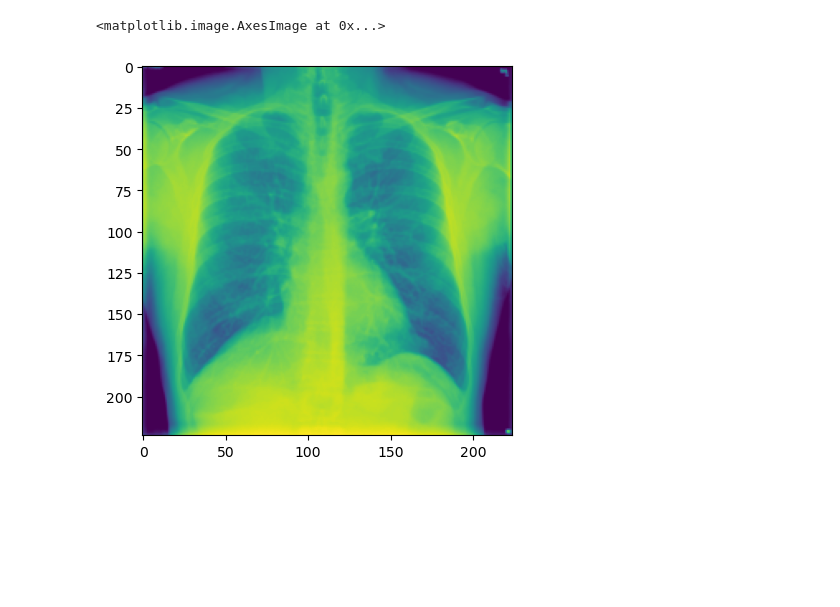
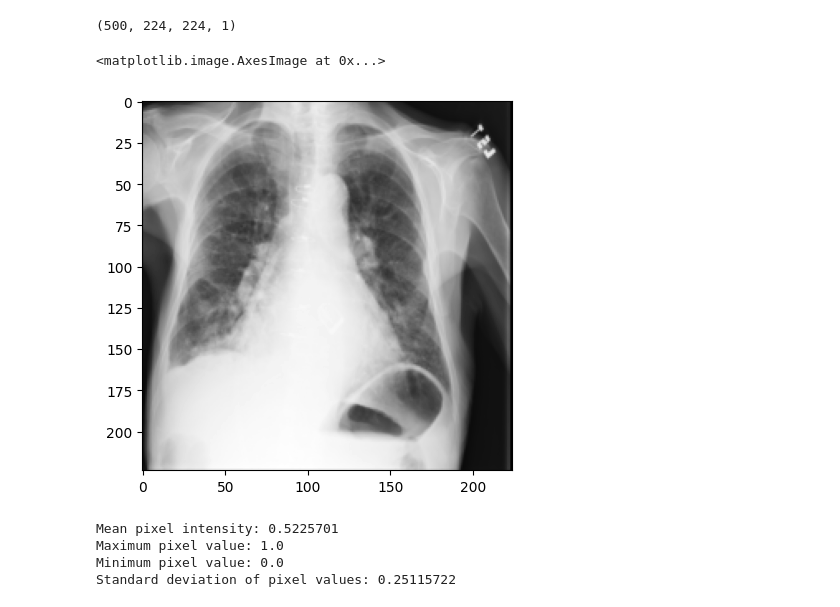
Before and after one commit to adcollin/COVID-detection-from-XRay, a Jupyter notebook: ms3.ipynb, the cells around one changed output. Saved outputs shown, nothing was run; the diff lists cells and outputs as text; code cells hidden in the pictures; blank space fills up the shorter version.

Commit message:
Updated NIHCXR EDA

```diff
--- a/ms3.ipynb
+++ b/ms3.ipynb
@@ -114,5 +12,53 @@ plt.imshow(positive_np[10])
-# %%
-plt.imshow(negative_np[10])
-# %% [output]
-<matplotlib.image.AxesImage at 0x...>
-[figure, removed]
+# %%
+#1. load data
+root = "/Users/kay/Documents/Github/COVID-detection-from-XRay/Data/"
+path = os.path.join(root,"NIHCXR/image1")
+
+img_size = 224
+
+df_train_img = list(Path(path).glob("*.png"))
+
+# Take only the first 500 images to be the same size as positive sample
+df_train_img = df_train_img[:500]
+
+#2. convert images to numpy array
+df_train_np = np.empty((len(df_train_img), img_size, img_size, 1), dtype=np.float32)
+mpimg.imread(df_train_img[0])
+
+#3. resize images
+for i, img_name in enumerate(df_train_img):
+    try:
+        temp_image = mpimg.imread(img_name)
+        img_resize = resize(temp_image, (img_size, img_size, 1), anti_aliasing=True)
+        df_train_np[i] = img_resize
+    except:
+        continue
+print(df_train_np.shape)
+
+#4. save processed images
+np.save(os.path.join(path,"NIHCXR images size 224 arrays"), df_train_np, allow_pickle=False, fix_imports=False)
+# %% [output]
+(500, 224, 224, 1)
+# %%
+#5. look at a sample from the data, now in numpy format, no longer img format
+plt.imshow(df_train_np[10], cmap='gray')
+# %% [output]
+<matplotlib.image.AxesImage at 0x...>
+[figure, added]
+# %%
+# Calculate descriptive statistics
+mean_intensity = np.mean(df_train_np)
+max_pixel_value = np.max(df_train_np)
+min_pixel_value = np.min(df_train_np)
+std_deviation = np.std(df_train_np)
+
+# Print the results
+print("Mean pixel intensity:", mean_intensity)
+print("Maximum pixel value:", max_pixel_value)
+print("Minimum pixel value:", min_pixel_value)
+print("Standard deviation of pixel values:", std_deviation)
+# %% [output]
+Mean pixel intensity: 0.5225701
+Maximum pixel value: 1.0
+Minimum pixel value: 0.0
+Standard deviation of pixel values: 0.25115722
```
Also changed, not shown: parts of 15 cells of this notebook, 4 other files.
